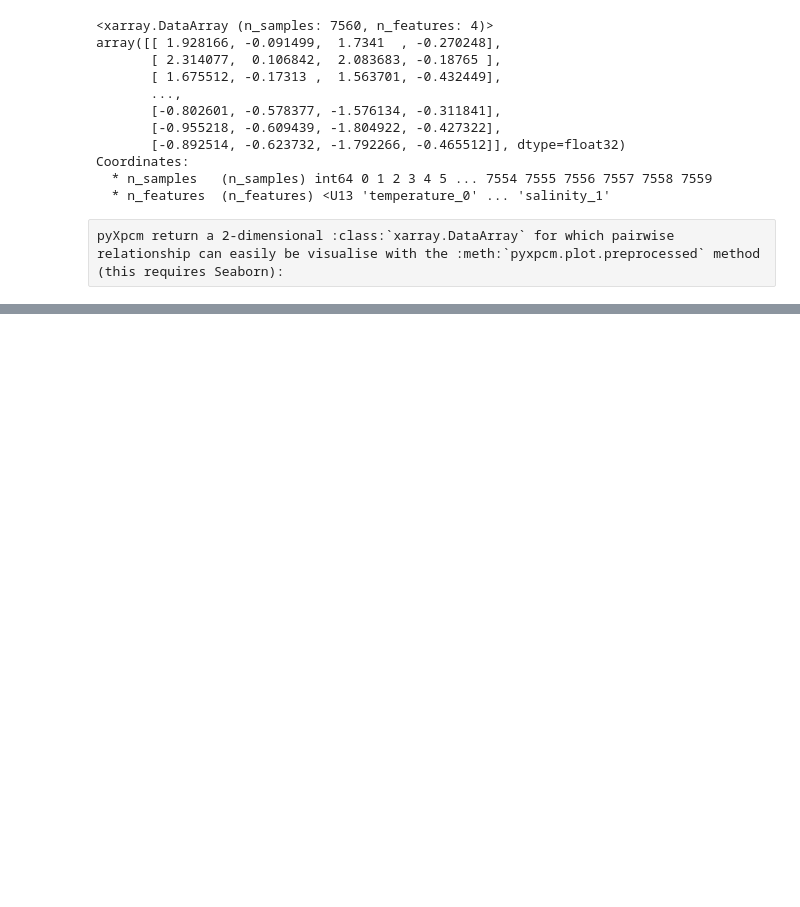
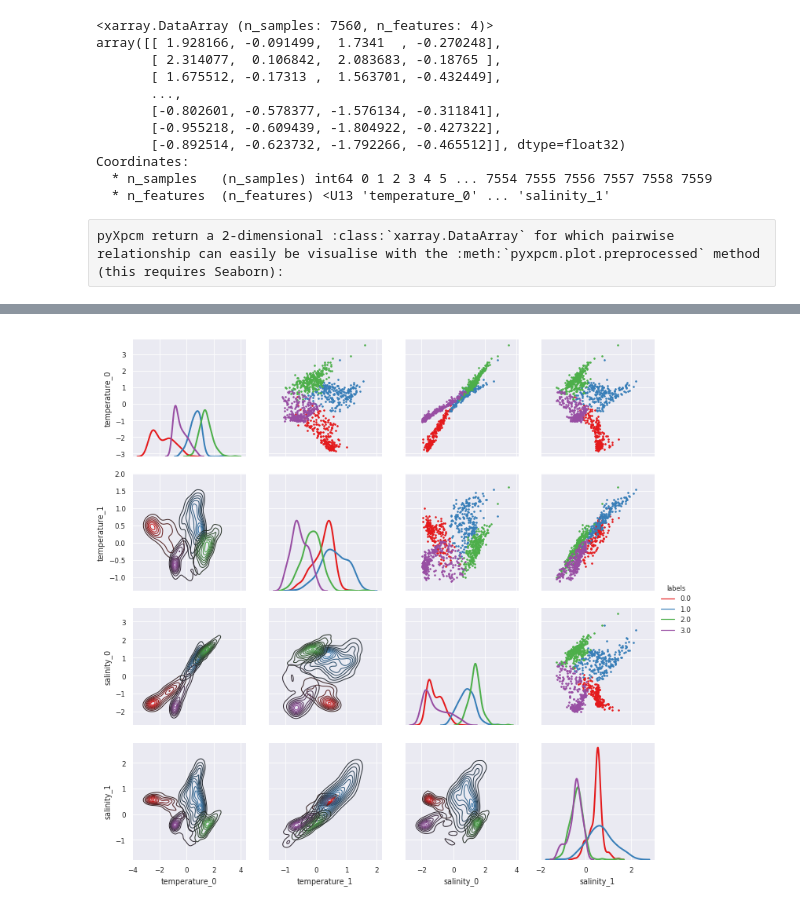
Before and after one commit to obidam/pyxpcm, a Jupyter notebook: docs/pcm_prop.ipynb, the cells around one changed output, grey strips where cells are left out. Drawn from its saved outputs; the diff is of its cells as text; code cells hidden in the pictures; blank space fills up the shorter version.

```diff
--- a/docs/pcm_prop.ipynb
+++ b/docs/pcm_prop.ipynb
@@ -145,3 +145,5 @@ g = m.plot.preprocessed(ds, features=features_in_ds, style='darkgrid')
 # %%
 # Combine KDE with histrograms (very slow plot, so commented here):
-# g = m.plot.preprocessed(ds, features=features_in_ds, kde=True)
+g = m.plot.preprocessed(ds, features=features_in_ds, kde=True)
+# %% [output]
+[figure, added]
```
Also changed, not shown: parts of 4 cells of this notebook, 18 other files.
